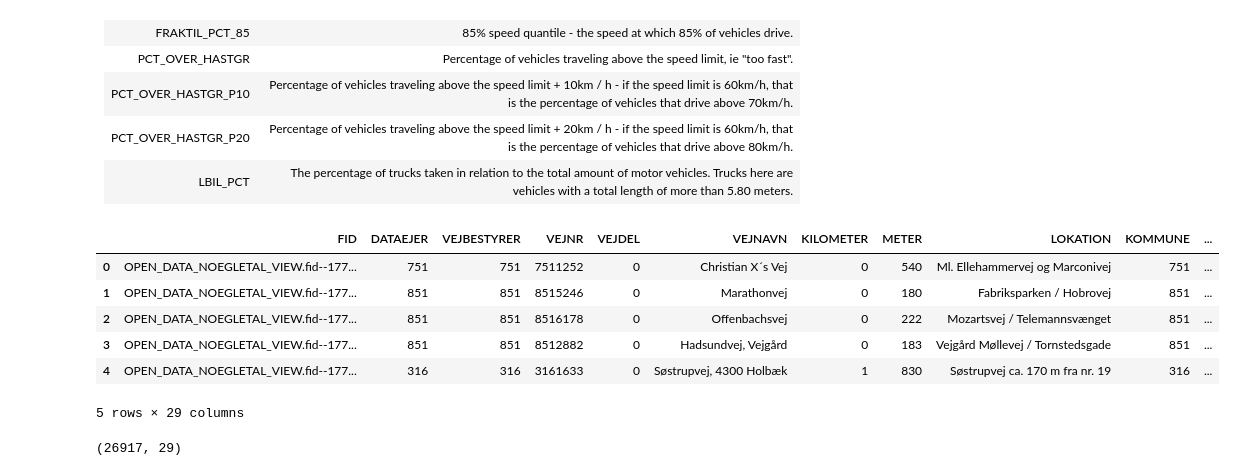
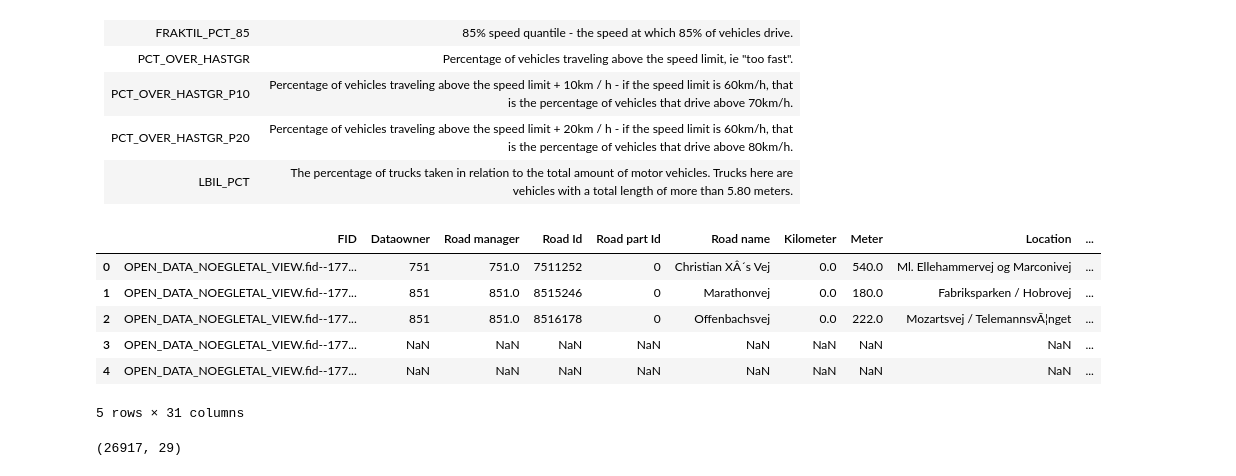
Before and after one commit to IncioMan/socialdata, a Jupyter notebook: Final Project/Dataset exploration.ipynb, the cells around one changed output. Cells and saved outputs as stored; diff of their text form; code cells hidden in the pictures.

```diff
--- a/Final Project/Dataset exploration.ipynb
+++ b/Final Project/Dataset exploration.ipynb
@@ -43,16 +43,16 @@ http://noegletal.dk/noegletal/
 | PCT_OVER_HASTGR_P20 | Percentage of vehicles traveling above the speed limit + 20km / h - if the speed limit is 60km/h, that is the percentage of vehicles that drive above 80km/h. |
 | LBIL_PCT | The percentage of trucks taken in relation to the total amount of motor vehicles. Trucks here are vehicles with a total length of more than 5.80 meters. |
 # %%
-traffic_data = pd.read_csv("dataset/NOEGLETAL_trafficdata.csv", encoding="ISO-8859-1")
+traffic_data = pd.read_csv("dataset/trafficdata_withlonlat_ver2.csv", encoding="ISO-8859-1")
 traffic_data.head()
 # %% [output]
-|  | FID | DATAEJER | VEJBESTYRER | VEJNR | VEJDEL | VEJNAVN | KILOMETER | METER | LOKATION | KOMMUNE | ... |
-| 0 | OPEN_DATA_NOEGLETAL_VIEW.fid--177... | 751 | 751 | 7511252 | 0 | Christian X´s Vej | 0 | 540 | Ml. Ellehammervej og Marconivej | 751 | ... |
-| 1 | OPEN_DATA_NOEGLETAL_VIEW.fid--177... | 851 | 851 | 8515246 | 0 | Marathonvej | 0 | 180 | Fabriksparken / Hobrovej | 851 | ... |
-| 2 | OPEN_DATA_NOEGLETAL_VIEW.fid--177... | 851 | 851 | 8516178 | 0 | Offenbachsvej | 0 | 222 | Mozartsvej / Telemannsvænget | 851 | ... |
-| 3 | OPEN_DATA_NOEGLETAL_VIEW.fid--177... | 851 | 851 | 8512882 | 0 | Hadsundvej, Vejgård | 0 | 183 | Vejgård Møllevej / Tornstedsgade | 851 | ... |
-| 4 | OPEN_DATA_NOEGLETAL_VIEW.fid--177... | 316 | 316 | 3161633 | 0 | Søstrupvej, 4300 Holbæk | 1 | 830 | Søstrupvej ca. 170 m fra nr. 19 | 316 | ... |
+|  | FID | Dataowner | Road manager | Road Id | Road part Id | Road name | Kilometer | Meter | Location | ... |
+| 0 | OPEN_DATA_NOEGLETAL_VIEW.fid--177... | 751 | 751.0 | 7511252 | 0 | Christian XÂ´s Vej | 0.0 | 540.0 | Ml. Ellehammervej og Marconivej | ... |
+| 1 | OPEN_DATA_NOEGLETAL_VIEW.fid--177... | 851 | 851.0 | 8515246 | 0 | Marathonvej | 0.0 | 180.0 | Fabriksparken / Hobrovej | ... |
+| 2 | OPEN_DATA_NOEGLETAL_VIEW.fid--177... | 851 | 851.0 | 8516178 | 0 | Offenbachsvej | 0.0 | 222.0 | Mozartsvej / TelemannsvÃ¦nget | ... |
+| 3 | OPEN_DATA_NOEGLETAL_VIEW.fid--177... | NaN | NaN | NaN | NaN | NaN | NaN | NaN | NaN | ... |
+| 4 | OPEN_DATA_NOEGLETAL_VIEW.fid--177... | NaN | NaN | NaN | NaN | NaN | NaN | NaN | NaN | ... |
-5 rows × 29 columns
+5 rows × 31 columns
 # %%
 traffic_data.shape
 # %% [output]
```
Also changed, not shown: parts of 7 cells of this notebook, 1 other file.
